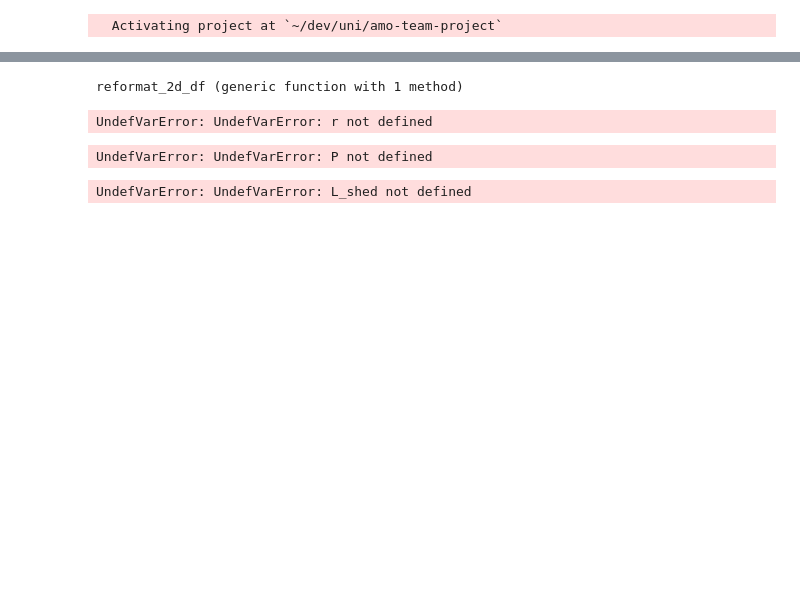
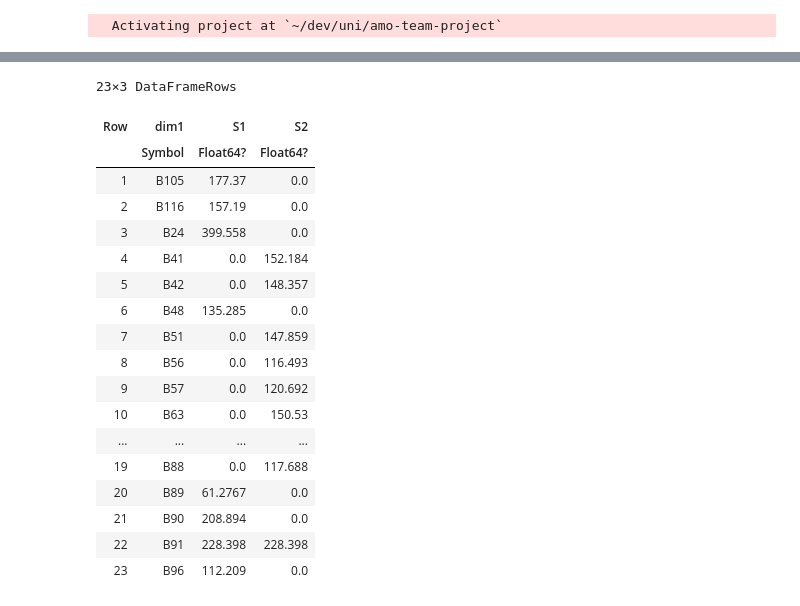
Before and after one commit to mogottsch/amo-team-project, a Jupyter notebook: notebooks/sketch.ipynb, the cells around one changed output, grey strips where cells are left out. Cells and saved outputs as stored; diff of their text form; code cells hidden in the pictures; blank space fills up the shorter version.

```diff
--- a/notebooks/sketch.ipynb
+++ b/notebooks/sketch.ipynb
@@ -37,15 +36,14 @@ local_loads = remove_non_data_rows(filter_month(loads, 1))
 print()
 # %%
 include("../src/scenarios/generation.jl")
-attack_scenarios = generate_attack_scenarios(network, 10, 10000)
-weather_scenarios = generate_weather_scenarios(10000)
+attack_scenarios = generate_attack_scenarios(network, 10, 100)
+weather_scenarios = generate_weather_scenarios(100)
 print()
 # %%
-n_subscenarios = 2
 include("../src/scenarios/reduction.jl")
-reduced_attack_scenarios = reduce_binary_scenarios(attack_scenarios, n_subscenarios)
-reduced_weather_scenarios = reduce_continous_scenarios(weather_scenarios, n_subscenarios)
-reduced_load_scenarios = reduce_continous_scenarios(local_loads, n_subscenarios)
+reduced_attack_scenarios = reduce_binary_scenarios(attack_scenarios, 2)
+reduced_weather_scenarios = reduce_continous_scenarios(weather_scenarios, 1)
+reduced_load_scenarios = reduce_continous_scenarios(local_loads, 1)
 print()
 # %%
 include("../src/scenarios/assemble.jl")
@@ -97,0 +90,3 @@ OPTIMAL::TerminationStatusCode = 1
+# %%
+vars = dispatch_model.variables
+print()
@@ -250,22 +137,24 @@ convert_jump_container_to_df
-# %%
-function reformat_2d_df(df::DataFrame)
-	# sort dim 1 and 2
-	df = df[sortperm(df[!, :dim1]), :]
-	df = df[sortperm(df[!, :dim2]), :]
-	return unstack(df, :dim1, :dim2, :Value)
-end
-# %% [output]
-reformat_2d_df (generic function with 1 method)
-# %%
-results_r = convert_jump_container_to_df(r)
-# %% [output]
-UndefVarError: UndefVarError: r not defined
-# %%
-p_results = reformat_2d_df(convert_jump_container_to_df(P))
-# %% [output]
-UndefVarError: UndefVarError: P not defined
 # %%
-L_shed_results = reformat_2d_df(convert_jump_container_to_df(L_shed))
+l_shed_results = reformat_2d_df(convert_jump_container_to_df(vars[:L_shed]))
+any_rows_greater_zero(l_shed_results)
 # %% [output]
-UndefVarError: UndefVarError: L_shed not defined
+23×3 DataFrameRows
+| Row | dim1 | S1 | S2 |
+|  | Symbol | Float64? | Float64? |
+| 1 | B105 | 177.37 | 0.0 |
+| 2 | B116 | 157.19 | 0.0 |
+| 3 | B24 | 399.558 | 0.0 |
+| 4 | B41 | 0.0 | 152.184 |
+| 5 | B42 | 0.0 | 148.357 |
+| 6 | B48 | 135.285 | 0.0 |
+| 7 | B51 | 0.0 | 147.859 |
+| 8 | B56 | 0.0 | 116.493 |
+| 9 | B57 | 0.0 | 120.692 |
+| 10 | B63 | 0.0 | 150.53 |
+| ... | ... | ... | ... |
+| 19 | B88 | 0.0 | 117.688 |
+| 20 | B89 | 61.2767 | 0.0 |
+| 21 | B90 | 208.894 | 0.0 |
+| 22 | B91 | 228.398 | 228.398 |
+| 23 | B96 | 112.209 | 0.0 |
 # %%
```
Also changed, not shown: parts of 24 cells of this notebook, 9 other files.
